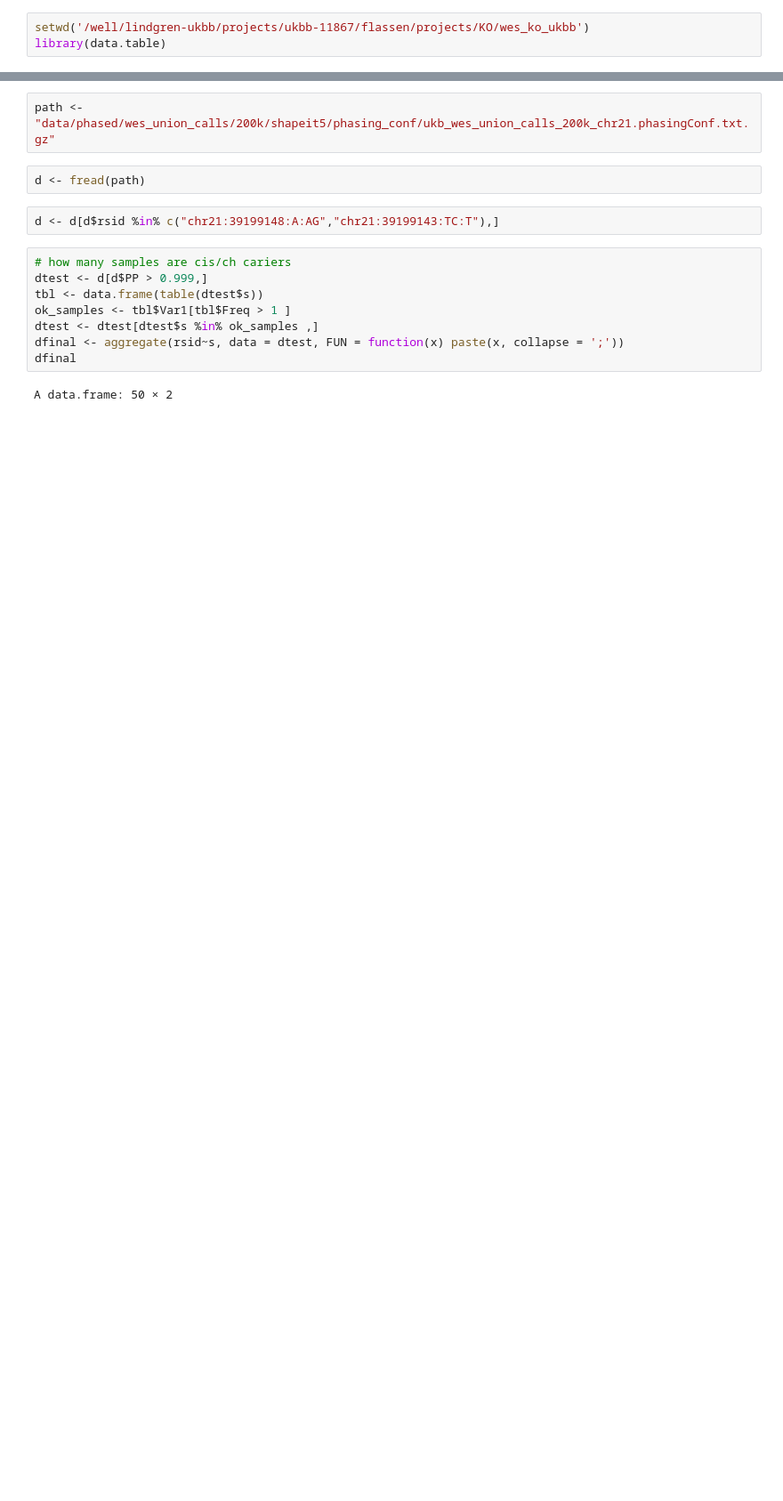
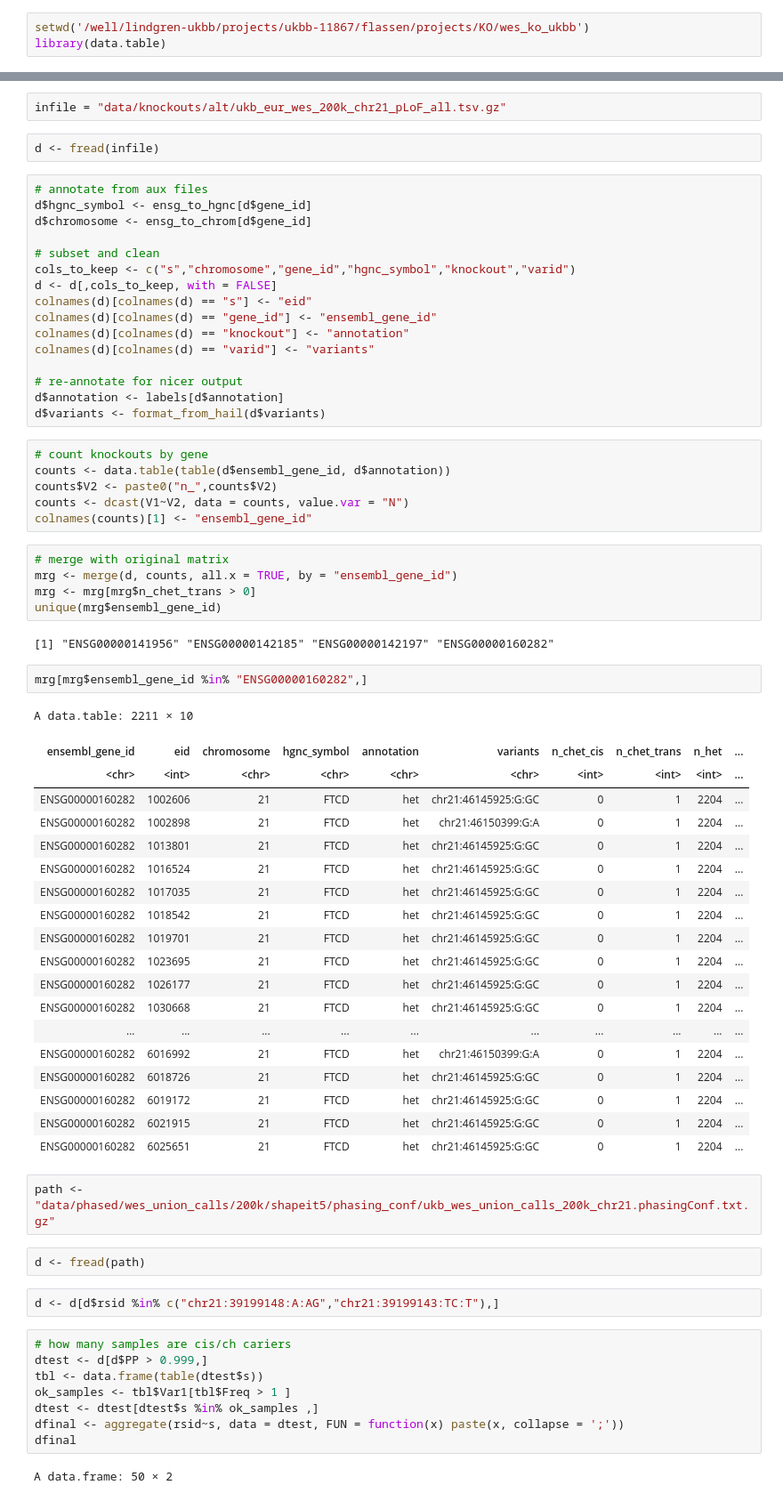
Before and after one commit to frhl/wes_ko_ukbb, a Jupyter notebook: notebooks/R remove me.ipynb, the cells around one changed output, grey strips where cells are left out. Shown: that part at 89% size. Drawn from its saved outputs; the diff is of its cells as text; blank space fills up the shorter version.

```diff
--- a/notebooks/R remove me.ipynb
+++ b/notebooks/R remove me.ipynb
@@ -4,3 +58,58 @@ library(data.table)
+# %%
+infile = "data/knockouts/alt/ukb_eur_wes_200k_chr21_pLoF_all.tsv.gz"
+# %%
+d <- fread(infile)
+# %%
+# annotate from aux files
+d$hgnc_symbol <- ensg_to_hgnc[d$gene_id]
+d$chromosome <- ensg_to_chrom[d$gene_id]
+
+# subset and clean
+cols_to_keep <- c("s","chromosome","gene_id","hgnc_symbol","knockout","varid")
+d <- d[,cols_to_keep, with = FALSE]
+colnames(d)[colnames(d) == "s"] <- "eid"
+colnames(d)[colnames(d) == "gene_id"] <- "ensembl_gene_id"
+colnames(d)[colnames(d) == "knockout"] <- "annotation"
+colnames(d)[colnames(d) == "varid"] <- "variants"
+
+# re-annotate for nicer output
+d$annotation <- labels[d$annotation]
+d$variants <- format_from_hail(d$variants)
+# %%
+# count knockouts by gene
+counts <- data.table(table(d$ensembl_gene_id, d$annotation))
+counts$V2 <- paste0("n_",counts$V2)
+counts <- dcast(V1~V2, data = counts, value.var = "N")
+colnames(counts)[1] <- "ensembl_gene_id"
+# %%
+# merge with original matrix
+mrg <- merge(d, counts, all.x = TRUE, by = "ensembl_gene_id")
+mrg <- mrg[mrg$n_chet_trans > 0]
+unique(mrg$ensembl_gene_id)
+# %% [output]
+[1] "ENSG00000141956" "ENSG00000142185" "ENSG00000142197" "ENSG00000160282"
+# %%
+mrg[mrg$ensembl_gene_id %in% "ENSG00000160282",]
+# %% [output]
+A data.table: 2211 × 10
+| ensembl_gene_id | eid | chromosome | hgnc_symbol | annotation | variants | n_chet_cis | n_chet_trans | n_het | ... |
+| <chr> | <int> | <chr> | <chr> | <chr> | <chr> | <int> | <int> | <int> | ... |
+| ENSG00000160282 | 1002606 | 21 | FTCD | het | chr21:46145925:G:GC | 0 | 1 | 2204 | ... |
+| ENSG00000160282 | 1002898 | 21 | FTCD | het | chr21:46150399:G:A | 0 | 1 | 2204 | ... |
+| ENSG00000160282 | 1013801 | 21 | FTCD | het | chr21:46145925:G:GC | 0 | 1 | 2204 | ... |
+| ENSG00000160282 | 1016524 | 21 | FTCD | het | chr21:46145925:G:GC | 0 | 1 | 2204 | ... |
+| ENSG00000160282 | 1017035 | 21 | FTCD | het | chr21:46145925:G:GC | 0 | 1 | 2204 | ... |
+| ENSG00000160282 | 1018542 | 21 | FTCD | het | chr21:46145925:G:GC | 0 | 1 | 2204 | ... |
+| ENSG00000160282 | 1019701 | 21 | FTCD | het | chr21:46145925:G:GC | 0 | 1 | 2204 | ... |
+| ENSG00000160282 | 1023695 | 21 | FTCD | het | chr21:46145925:G:GC | 0 | 1 | 2204 | ... |
+| ENSG00000160282 | 1026177 | 21 | FTCD | het | chr21:46145925:G:GC | 0 | 1 | 2204 | ... |
+| ENSG00000160282 | 1030668 | 21 | FTCD | het | chr21:46145925:G:GC | 0 | 1 | 2204 | ... |
+| ... | ... | ... | ... | ... | ... | ... | ... | ... | ... |
+| ENSG00000160282 | 6016992 | 21 | FTCD | het | chr21:46150399:G:A | 0 | 1 | 2204 | ... |
+| ENSG00000160282 | 6018726 | 21 | FTCD | het | chr21:46145925:G:GC | 0 | 1 | 2204 | ... |
+| ENSG00000160282 | 6019172 | 21 | FTCD | het | chr21:46145925:G:GC | 0 | 1 | 2204 | ... |
+| ENSG00000160282 | 6021915 | 21 | FTCD | het | chr21:46145925:G:GC | 0 | 1 | 2204 | ... |
+| ENSG00000160282 | 6025651 | 21 | FTCD | het | chr21:46145925:G:GC | 0 | 1 | 2204 | ... |
 # %%
 path <- "data/phased/wes_union_calls/200k/shapeit5/phasing_conf/ukb_wes_union_calls_200k_chr21.phasingConf.txt.gz"
 # %%
```
Also changed, not shown: parts of 2 cells of this notebook, 1 other file.
